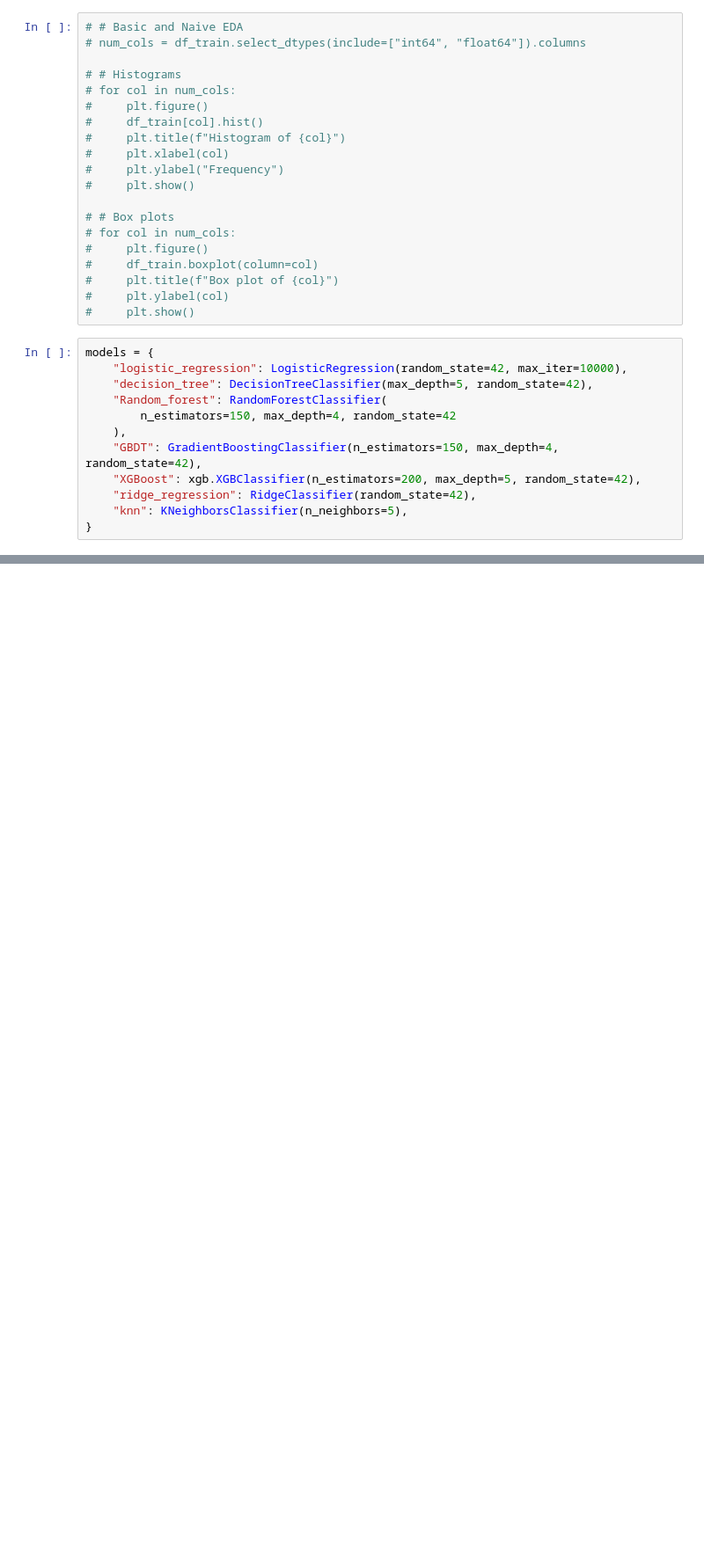
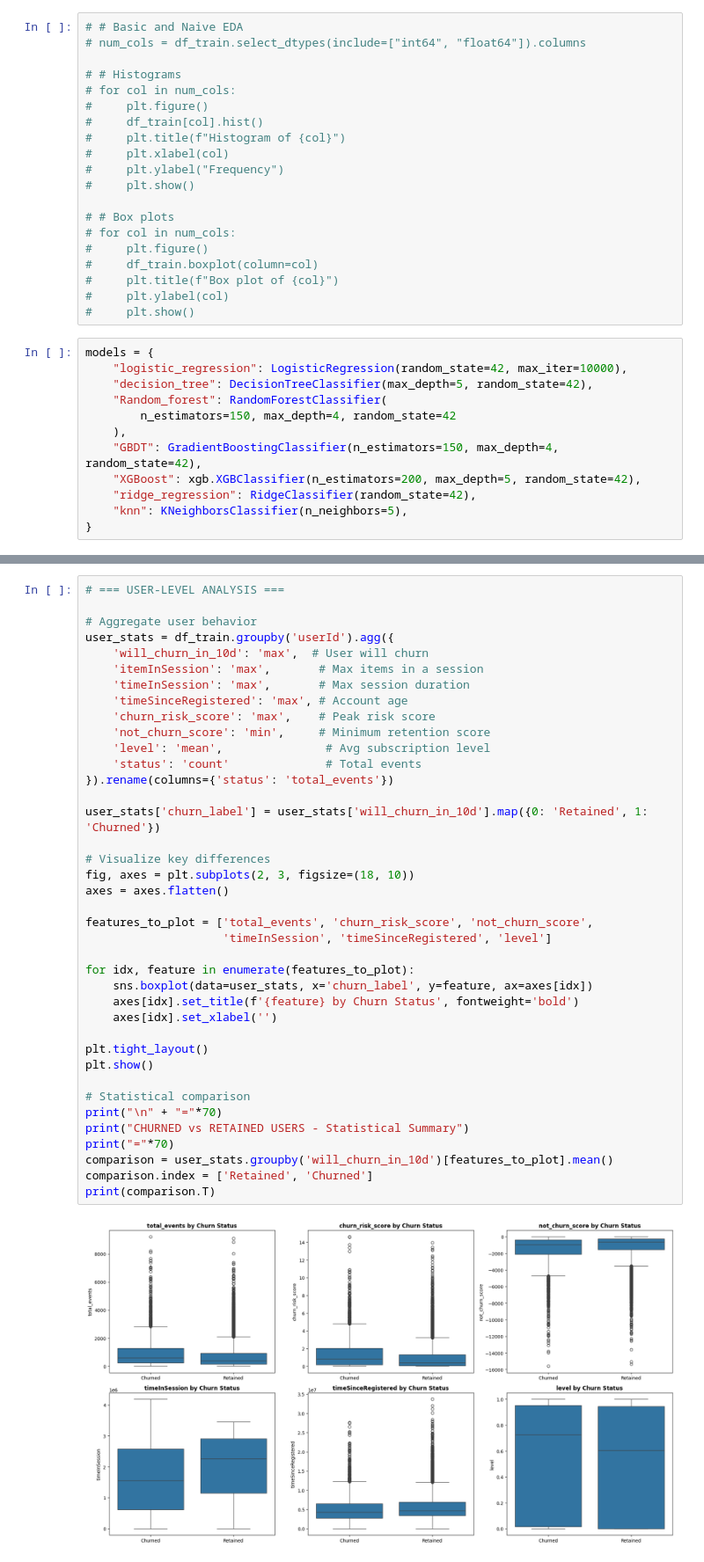
Before and after one commit to MaximeDespreaux/Churn_Prediction_Project, a Jupyter notebook: main_notebook.ipynb, the cells around one changed output, grey strips where cells are left out. Shown at 88% size. Cells and saved outputs as stored; diff of their text form; blank space fills up the shorter version.

```diff
--- a/main_notebook.ipynb
+++ b/main_notebook.ipynb
@@ -414,0 +1022,41 @@ print("Decision Tree CV Macro F1 Scores:", tree_scores)
+# %%
+# === USER-LEVEL ANALYSIS ===
+
+# Aggregate user behavior
+user_stats = df_train.groupby('userId').agg({
+    'will_churn_in_10d': 'max',  # User will churn
+    'itemInSession': 'max',       # Max items in a session
+    'timeInSession': 'max',       # Max session duration
+    'timeSinceRegistered': 'max', # Account age
+    'churn_risk_score': 'max',    # Peak risk score
+    'not_churn_score': 'min',     # Minimum retention score
+    'level': 'mean',               # Avg subscription level
+    'status': 'count'              # Total events
+}).rename(columns={'status': 'total_events'})
+
+user_stats['churn_label'] = user_stats['will_churn_in_10d'].map({0: 'Retained', 1: 'Churned'})
+
+# Visualize key differences
+fig, axes = plt.subplots(2, 3, figsize=(18, 10))
+axes = axes.flatten()
+
+features_to_plot = ['total_events', 'churn_risk_score', 'not_churn_score',
+                    'timeInSession', 'timeSinceRegistered', 'level']
+
+for idx, feature in enumerate(features_to_plot):
+    sns.boxplot(data=user_stats, x='churn_label', y=feature, ax=axes[idx])
+    axes[idx].set_title(f'{feature} by Churn Status', fontweight='bold')
+    axes[idx].set_xlabel('')
+
+plt.tight_layout()
+plt.show()
+
+# Statistical comparison
+print("\n" + "="*70)
+print("CHURNED vs RETAINED USERS - Statistical Summary")
+print("="*70)
+comparison = user_stats.groupby('will_churn_in_10d')[features_to_plot].mean()
+comparison.index = ['Retained', 'Churned']
+print(comparison.T)
+# %% [output]
+[figure, added]
```
Also changed, not shown: parts of 15 cells of this notebook, 15 other files.
